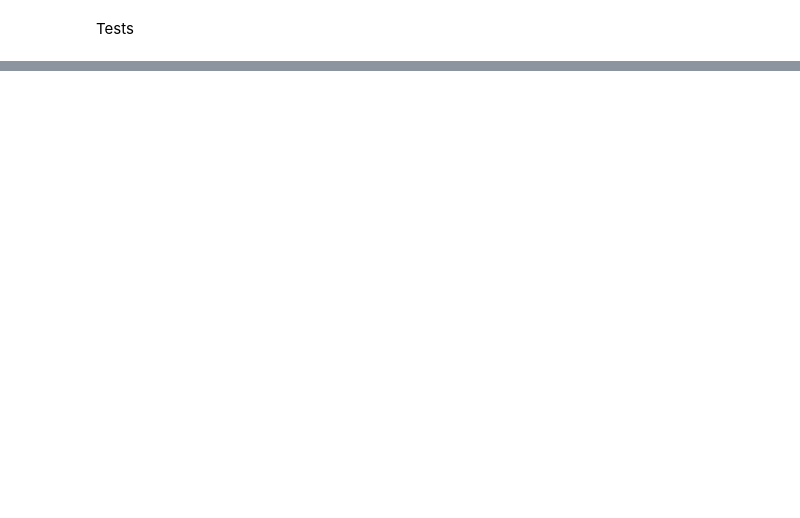
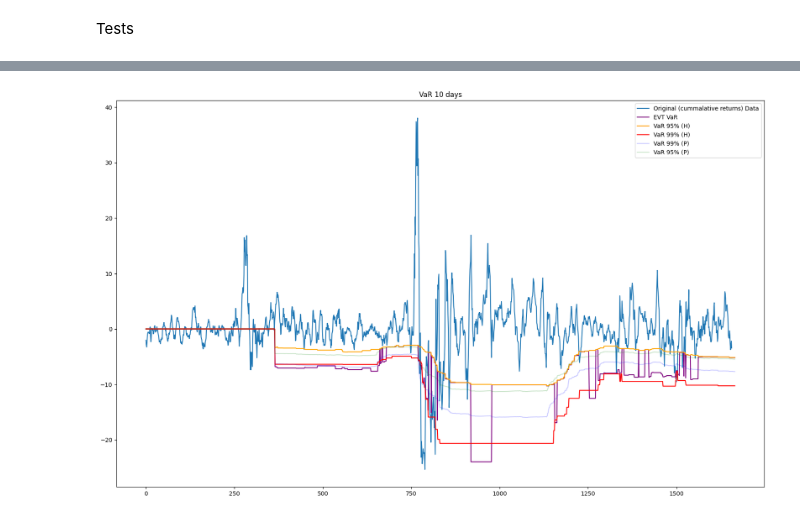
Before and after one commit to coffeffe/DOM_RF, a Jupyter notebook: VaR_VIZ.ipynb, the cells around one changed output, grey strips where cells are left out. Cells and saved outputs as stored; diff of their text form; code cells hidden in the pictures; blank space fills up the shorter version.

```diff
--- a/VaR_VIZ.ipynb
+++ b/VaR_VIZ.ipynb
@@ -254,0 +428,15 @@ MemoryError: Unable to allocate 3.73 GiB for an array with shape (50000, 10000)
+# %%
+EVT_VaRs_neg_10 = EVT_VaRs_neg * np.sqrt(10)
+
+plt.figure(figsize=(20, 12))
+plt.plot(cummulative_log_returns, label='Original (cummalative returns) Data')
+plt.plot(EVT_VaRs_neg_10, color='purple', label='EVT VaR')
+plt.plot(historical_vars_95_10, color='orange', label='VaR 95% (H)')
+plt.plot(historical_vars_99_10, color='red', label='VaR 99% (H)')
+plt.plot(parametric_vars_99_10, color='blue', label='VaR 99% (P)', alpha=0.2)
+plt.plot(parametric_vars_95_10, color='green', label='VaR 95% (P)', alpha=0.2)
+plt.title('VaR 10 days')
+plt.legend()
+plt.show()
+# %% [output]
+[figure, added]
```
Also changed, not shown: parts of 29 cells of this notebook, 2 other files.
